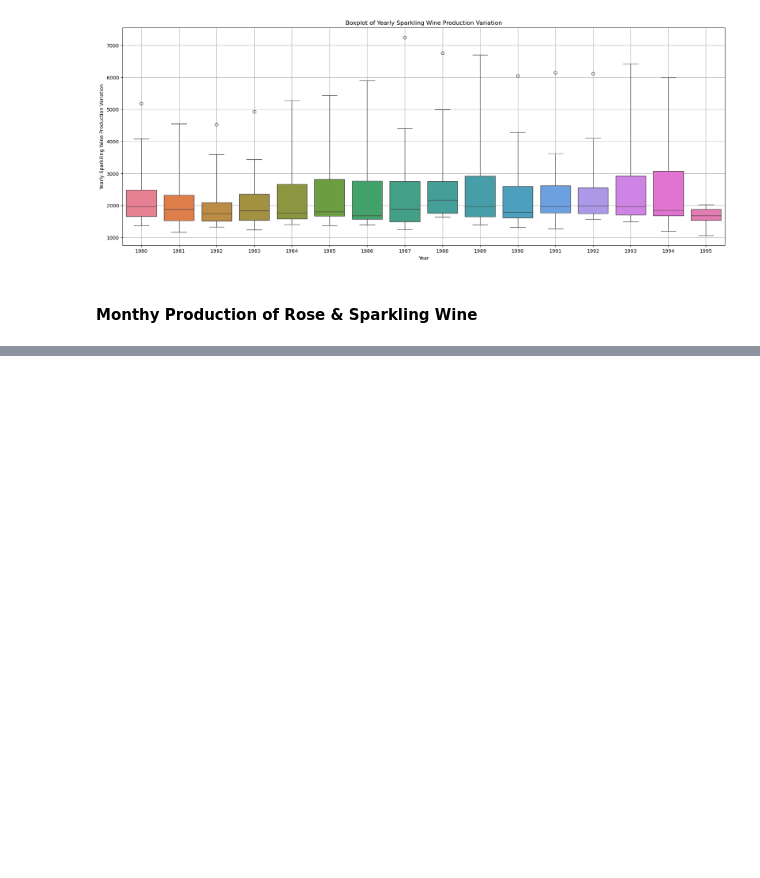
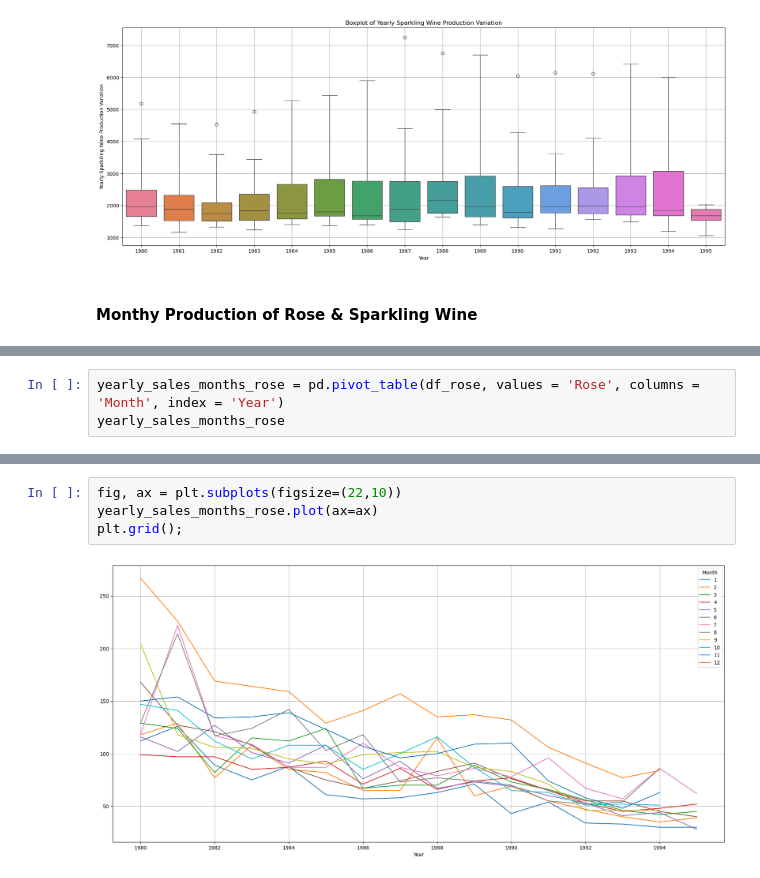
Before and after one commit to Aaryani2024/Time-Forecasting-GL-Project, a Jupyter notebook: Time Forecasting Project.ipynb, the cells around one changed output, grey strips where cells are left out. Saved outputs shown, nothing was run; the diff lists cells and outputs as text; blank space fills up the shorter version.

```diff
--- a/Time Forecasting Project.ipynb
+++ b/Time Forecasting Project.ipynb
@@ -367,0 +361,3 @@ AttributeError: 'RangeIndex' object has no attribute 'to_period'
+# %%
+yearly_sales_months_rose = pd.pivot_table(df_rose, values = 'Rose', columns = 'Month', index = 'Year')
+yearly_sales_months_rose
@@ -367,0 +383,6 @@ AttributeError: 'RangeIndex' object has no attribute 'to_period'
+# %%
+fig, ax = plt.subplots(figsize=(22,10))
+yearly_sales_months_rose.plot(ax=ax)
+plt.grid();
+# %% [output]
+[figure, added]
```
Also changed, not shown: parts of 15 cells of this notebook.
